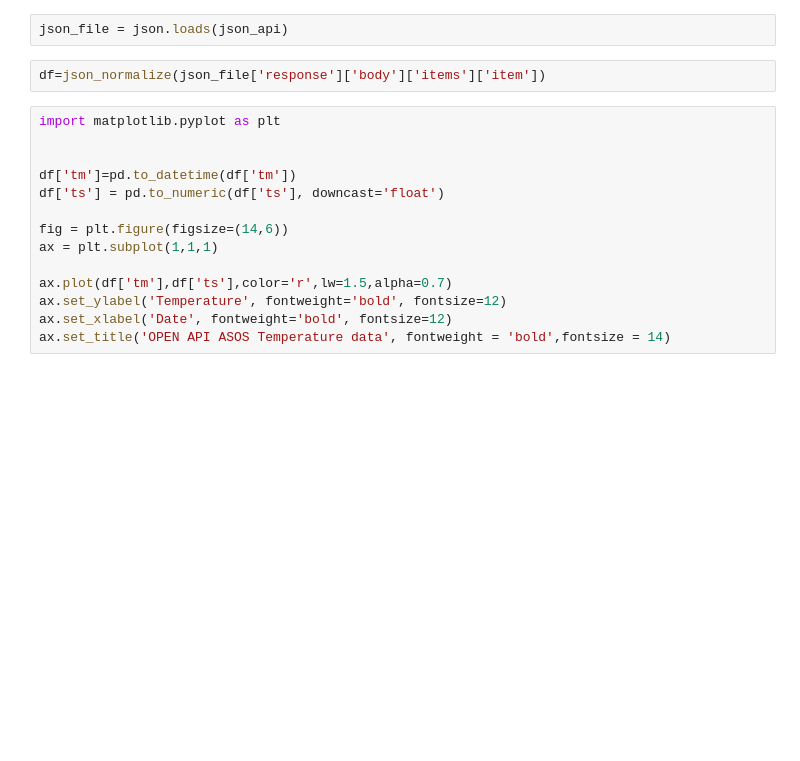
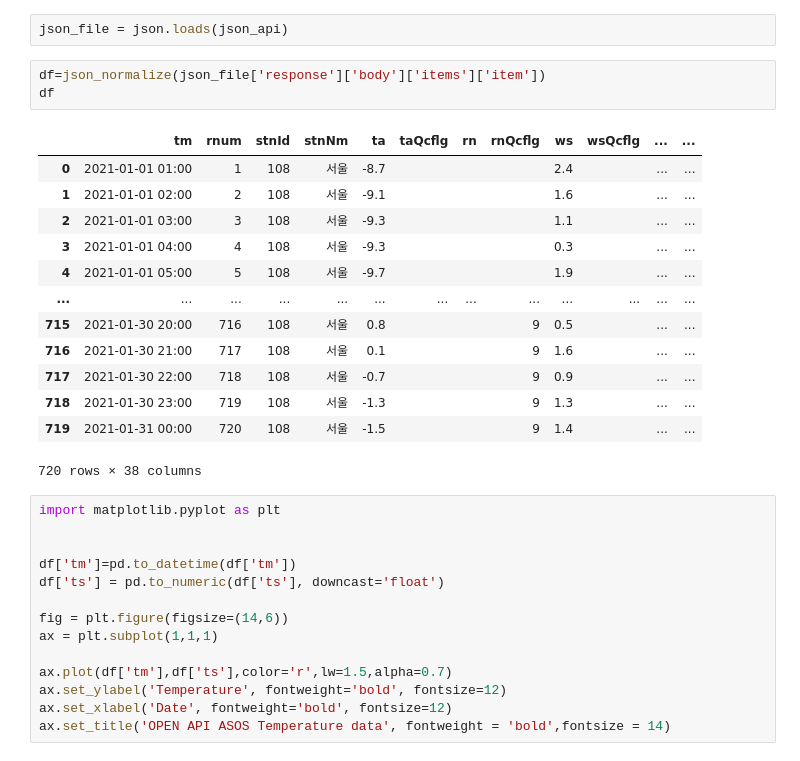
Before and after one commit to 41915074/pyhton2, a Jupyter notebook: 4일_단위_온도.ipynb, the cells around one changed output. Drawn from its saved outputs; the diff is of its cells as text; blank space fills up the shorter version.

```diff
--- a/4일_단위_온도.ipynb
+++ b/4일_단위_온도.ipynb
@@ -31,6 +28,21 @@ import json
 json_file = json.loads(json_api)
 # %%
 df=json_normalize(json_file['response']['body']['items']['item'])
+df
+# %% [output]
+|  | tm | rnum | stnId | stnNm | ta | taQcflg | rn | rnQcflg | ws | wsQcflg | ... | ... |
+| 0 | 2021-01-01 01:00 | 1 | 108 | 서울 | -8.7 |  |  |  | 2.4 |  | ... | ... |
+| 1 | 2021-01-01 02:00 | 2 | 108 | 서울 | -9.1 |  |  |  | 1.6 |  | ... | ... |
+| 2 | 2021-01-01 03:00 | 3 | 108 | 서울 | -9.3 |  |  |  | 1.1 |  | ... | ... |
+| 3 | 2021-01-01 04:00 | 4 | 108 | 서울 | -9.3 |  |  |  | 0.3 |  | ... | ... |
+| 4 | 2021-01-01 05:00 | 5 | 108 | 서울 | -9.7 |  |  |  | 1.9 |  | ... | ... |
+| ... | ... | ... | ... | ... | ... | ... | ... | ... | ... | ... | ... | ... |
+| 715 | 2021-01-30 20:00 | 716 | 108 | 서울 | 0.8 |  |  | 9 | 0.5 |  | ... | ... |
+| 716 | 2021-01-30 21:00 | 717 | 108 | 서울 | 0.1 |  |  | 9 | 1.6 |  | ... | ... |
+| 717 | 2021-01-30 22:00 | 718 | 108 | 서울 | -0.7 |  |  | 9 | 0.9 |  | ... | ... |
+| 718 | 2021-01-30 23:00 | 719 | 108 | 서울 | -1.3 |  |  | 9 | 1.3 |  | ... | ... |
+| 719 | 2021-01-31 00:00 | 720 | 108 | 서울 | -1.5 |  |  | 9 | 1.4 |  | ... | ... |
+720 rows × 38 columns
 # %%
 import matplotlib.pyplot as plt
 
```
Also changed, not shown: parts of 1 cell of this notebook.
